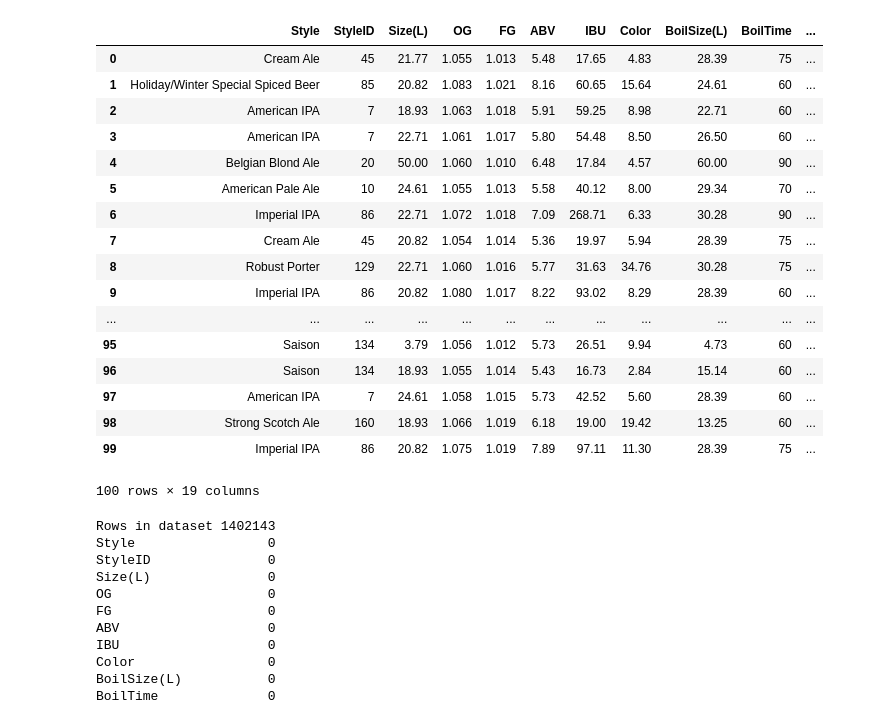
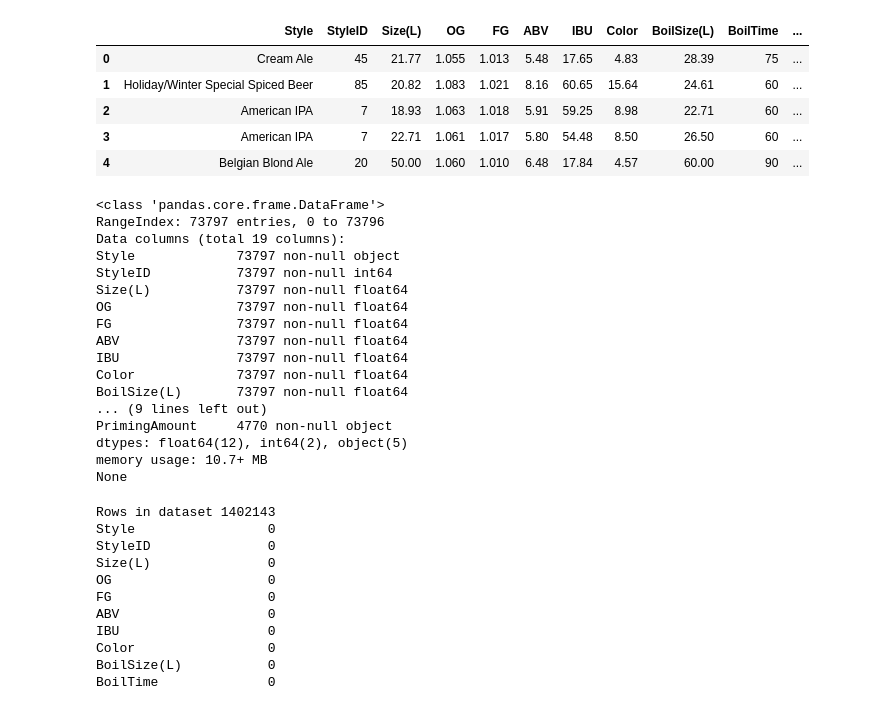
Before and after one commit to BabaZibulya/DataMining, a Jupyter notebook: preprocessing.ipynb, the cells around one changed output. Saved outputs shown, nothing was run; the diff lists cells and outputs as text; code cells hidden in the pictures.

```diff
--- a/preprocessing.ipynb
+++ b/preprocessing.ipynb
@@ -3,26 +6,34 @@ import pandas as pd
 # %%
 """Read dataset"""
-data = pd.read_csv('recipes.csv')
-data.head(100)
+data = pd.read_csv('recipes.csv', encoding = 'latin1')
+data.head()
 # %% [output]
 |  | Style | StyleID | Size(L) | OG | FG | ABV | IBU | Color | BoilSize(L) | BoilTime | ... |
 | 0 | Cream Ale | 45 | 21.77 | 1.055 | 1.013 | 5.48 | 17.65 | 4.83 | 28.39 | 75 | ... |
 | 1 | Holiday/Winter Special Spiced Beer | 85 | 20.82 | 1.083 | 1.021 | 8.16 | 60.65 | 15.64 | 24.61 | 60 | ... |
 | 2 | American IPA | 7 | 18.93 | 1.063 | 1.018 | 5.91 | 59.25 | 8.98 | 22.71 | 60 | ... |
 | 3 | American IPA | 7 | 22.71 | 1.061 | 1.017 | 5.80 | 54.48 | 8.50 | 26.50 | 60 | ... |
 | 4 | Belgian Blond Ale | 20 | 50.00 | 1.060 | 1.010 | 6.48 | 17.84 | 4.57 | 60.00 | 90 | ... |
-| 5 | American Pale Ale | 10 | 24.61 | 1.055 | 1.013 | 5.58 | 40.12 | 8.00 | 29.34 | 70 | ... |
-| 6 | Imperial IPA | 86 | 22.71 | 1.072 | 1.018 | 7.09 | 268.71 | 6.33 | 30.28 | 90 | ... |
-| 7 | Cream Ale | 45 | 20.82 | 1.054 | 1.014 | 5.36 | 19.97 | 5.94 | 28.39 | 75 | ... |
-| 8 | Robust Porter | 129 | 22.71 | 1.060 | 1.016 | 5.77 | 31.63 | 34.76 | 30.28 | 75 | ... |
-| 9 | Imperial IPA | 86 | 20.82 | 1.080 | 1.017 | 8.22 | 93.02 | 8.29 | 28.39 | 60 | ... |
-| ... | ... | ... | ... | ... | ... | ... | ... | ... | ... | ... | ... |
-| 95 | Saison | 134 | 3.79 | 1.056 | 1.012 | 5.73 | 26.51 | 9.94 | 4.73 | 60 | ... |
-| 96 | Saison | 134 | 18.93 | 1.055 | 1.014 | 5.43 | 16.73 | 2.84 | 15.14 | 60 | ... |
-| 97 | American IPA | 7 | 24.61 | 1.058 | 1.015 | 5.73 | 42.52 | 5.60 | 28.39 | 60 | ... |
-| 98 | Strong Scotch Ale | 160 | 18.93 | 1.066 | 1.019 | 6.18 | 19.00 | 19.42 | 13.25 | 60 | ... |
-| 99 | Imperial IPA | 86 | 20.82 | 1.075 | 1.019 | 7.89 | 97.11 | 11.30 | 28.39 | 75 | ... |
-100 rows × 19 columns
+# %%
+print(data.info())
+# %% [output]
+<class 'pandas.core.frame.DataFrame'>
+RangeIndex: 73797 entries, 0 to 73796
+Data columns (total 19 columns):
+Style             73797 non-null object
+StyleID           73797 non-null int64
+Size(L)           73797 non-null float64
+OG                73797 non-null float64
+FG                73797 non-null float64
+ABV               73797 non-null float64
+IBU               73797 non-null float64
+Color             73797 non-null float64
+BoilSize(L)       73797 non-null float64
+... (9 lines left out)
+PrimingAmount     4770 non-null object
+dtypes: float64(12), int64(2), object(5)
+memory usage: 10.7+ MB
+None
 # %%
 """Check for NaN"""
 print("Rows in dataset %d" % data.size)
```
Also changed, not shown: parts of 13 cells of this notebook.
